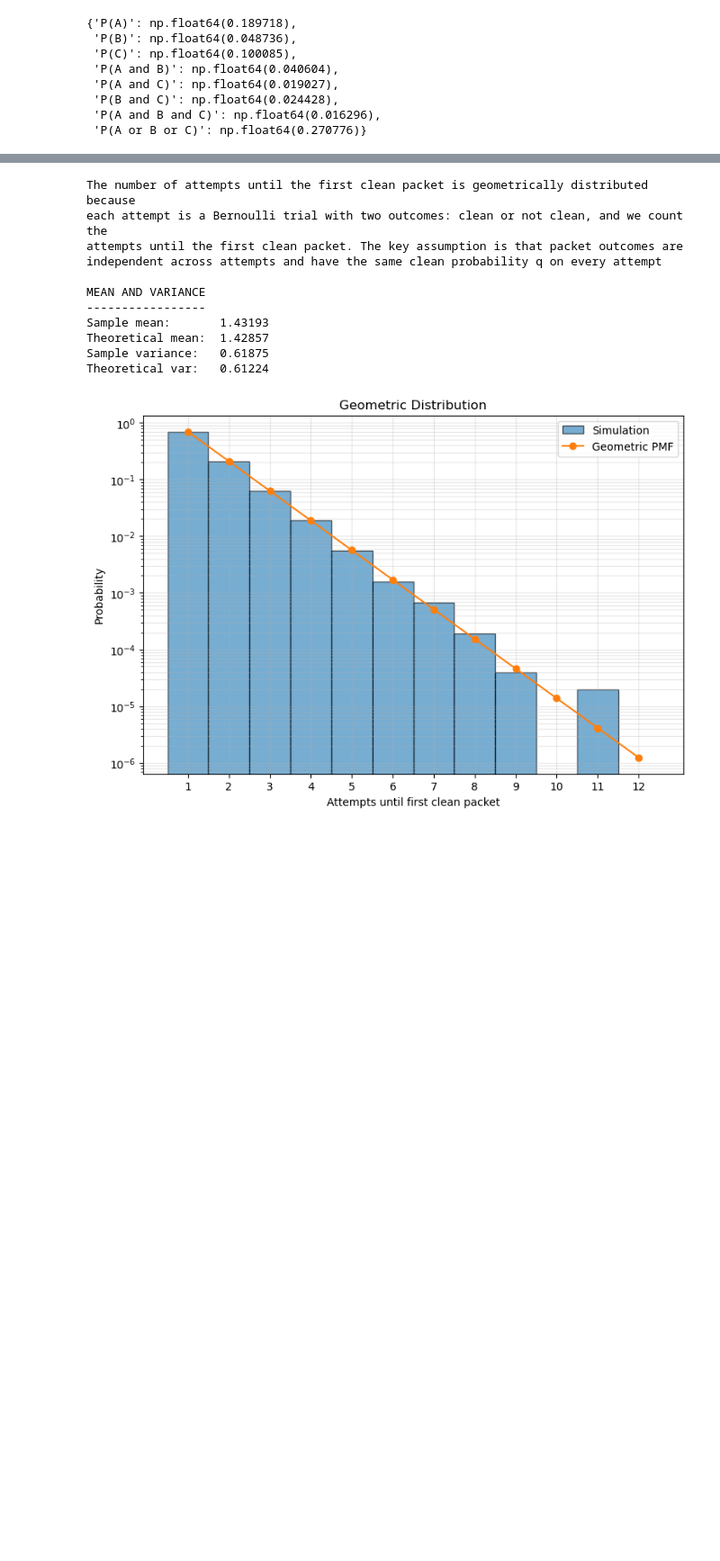
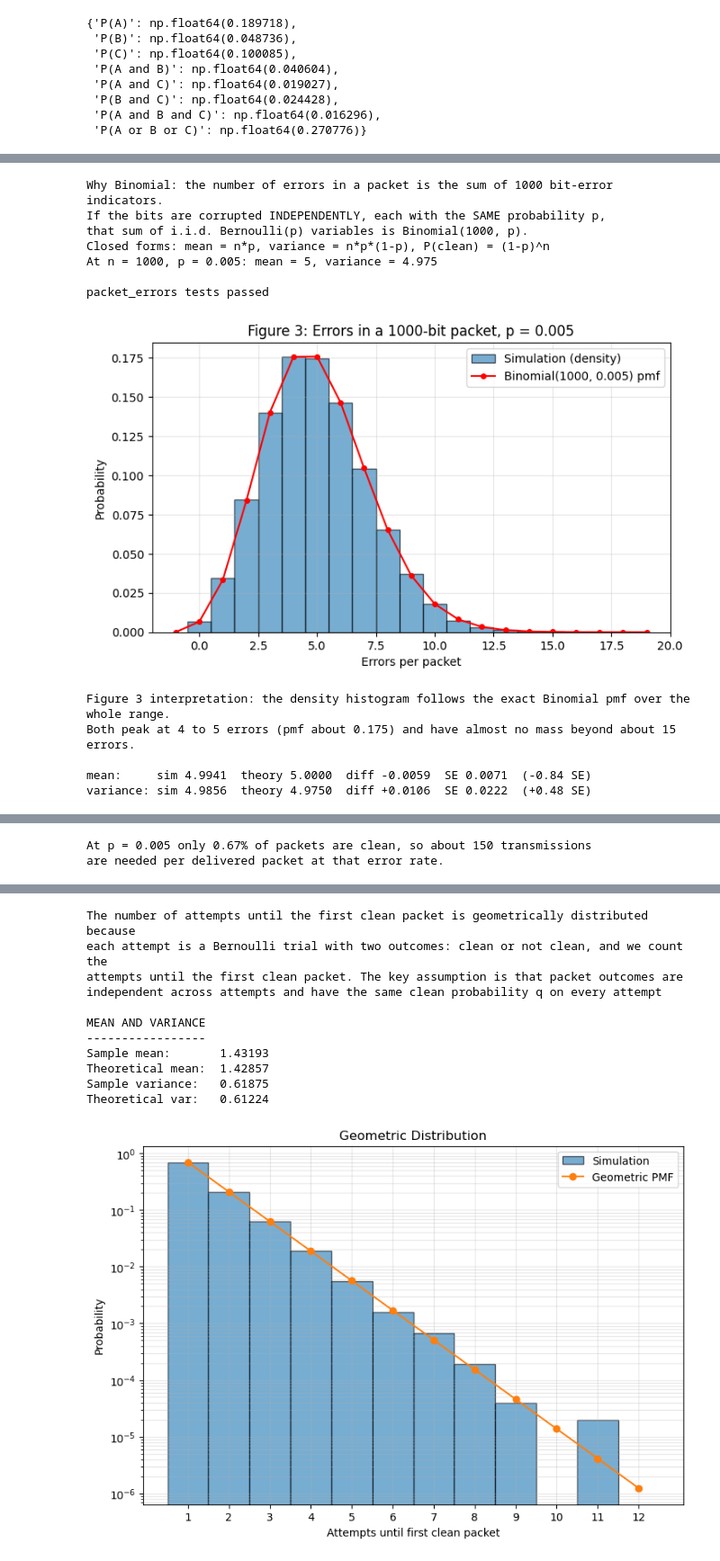
Before and after one commit to andrewechang/ece3715, a Jupyter notebook: mp1/mp1.ipynb, the cells around one changed output, grey strips where cells are left out. Shown at 90% size. Saved outputs shown, nothing was run; the diff lists cells and outputs as text; code cells hidden in the pictures; blank space fills up the shorter version.

```diff
--- a/mp1/mp1.ipynb
+++ b/mp1/mp1.ipynb
@@ -4,14 +4,18 @@
 import numpy as np
 import pandas as pd
 import matplotlib.pyplot as plt
+from scipy.stats import binom, poisson
 
-from mp1lib import bsc
-
+from mp1lib import bsc, packet_errors, tv_distance
 
 #Seed Generator
 SEED = 1234 #we didn't have a group number so we are using 1234 as the seed
 rng = np.random.default_rng(SEED)
 rng_step = rng.spawn(1)[0]
+rng_step2 = rng.spawn(1)[0]
+rng_step3 = rng.spawn(1)[0]
+rng_step4 = rng.spawn(1)[0]
+rng_step5 = rng.spawn(1)[0]
 # %%
 #STEP 1 - THE SAMPLE SPACE AND THE AXIOMS
 
@@ -316,0 +321,70 @@ P(E1 and E2 and E3) = 0.250611
+# %%
+#STEP 4 - BERNOULLI TRIALS AND THE BINOMIAL
+
+print("Why Binomial: the number of errors in a packet is the sum of 1000 bit-error indicators.")
+print("If the bits are corrupted INDEPENDENTLY, each with the SAME probability p,")
+print("that sum of i.i.d. Bernoulli(p) variables is Binomial(1000, p).")
+print("Closed forms: mean = n*p, variance = n*p*(1-p), P(clean) = (1-p)^n")
+print("At n = 1000, p = 0.005: mean = 5, variance = 4.975\n")
+
+#hand-checkable test of packet_errors: p = 0 gives no errors, p = 1 gives every bit in error
+assert (packet_errors(4, 10, 0.0, rng_step4) == 0).all()
+assert (packet_errors(4, 10, 1.0, rng_step4) == 10).all()
+print("packet_errors tests passed\n")
+
+n4, p4, N4 = 1000, 0.005, 10**5 #1000-bit packets, p = 0.005, 100,000 packets
+x4 = packet_errors(N4, n4, p4, rng_step4) #number of errors in each packet
+
+#Figure 3: density histogram with the exact Binomial pmf overlaid
+k4 = np.arange(x4.min() - 1, x4.max() + 2)
+plt.figure(figsize=(8, 4.5))
+plt.hist(x4, bins=np.arange(x4.min() - 0.5, x4.max() + 1.5, 1), density=True,
+         alpha=0.6, edgecolor="k", label="Simulation (density)")
+plt.plot(k4, binom.pmf(k4, n4, p4), "ro-", ms=4, label="Binomial(1000, 0.005) pmf")
+plt.xlabel("Errors per packet")
+plt.ylabel("Probability")
+plt.title("Figure 3: Errors in a 1000-bit packet, p = 0.005")
+plt.grid(alpha=0.3)
+plt.legend()
+plt.show()
+
+print("Figure 3 interpretation: the density histogram follows the exact Binomial pmf over the whole range.")
+print("Both peak at 4 to 5 errors (pmf about 0.175) and have almost no mass beyond about 15 errors.\n")
+
+#sample mean and variance vs closed forms
+mean_s, var_s = x4.mean(), x4.var(ddof=1)
+mean_t, var_t = n4 * p4, n4 * p4 * (1 - p4)
+se_mean = np.sqrt(var_t / N4)
+se_var = var_t * np.sqrt(2 / (N4 - 1)) #normal-theory approximation
+
+print(f"mean:     sim {mean_s:.4f}  theory {mean_t:.4f}  diff {mean_s - mean_t:+.4f}  SE {se_mean:.4f}  ({(mean_s - mean_t) / se_mean:+.2f} SE)")
+print(f"variance: sim {var_s:.4f}  theory {var_t:.4f}  diff {var_s - var_t:+.4f}  SE {se_var:.4f}  ({(var_s - var_t) / se_var:+.2f} SE)\n")
+
+#probability of a clean packet (zero errors), exact vs empirical
+rows = []
+for pp in [0.005, 0.001, 0.0001]:
+    xs = packet_errors(N4, n4, pp, rng_step4)
+    empirical_clean = np.mean(xs == 0)
+    exact_clean = (1 - pp) ** n4 #same as binom.pmf(0, n4, pp)
+    se = np.sqrt(exact_clean * (1 - exact_clean) / N4)
+    rows.append([pp, exact_clean, empirical_clean, empirical_clean - exact_clean, se, (empirical_clean - exact_clean) / se])
+
+step4_table = pd.DataFrame(rows, columns=["p", "Exact (1-p)^1000", "Empirical", "Diff", "Std error", "Diff / SE"])
+display(step4_table)
+
+print(f"At p = 0.005 only {(1 - 0.005) ** n4:.2%} of packets are clean, so about {1 / (1 - 0.005) ** n4:.0f} transmissions")
+print("are needed per delivered packet at that error rate.")
+# %% [output]
+Why Binomial: the number of errors in a packet is the sum of 1000 bit-error indicators.
+If the bits are corrupted INDEPENDENTLY, each with the SAME probability p,
+that sum of i.i.d. Bernoulli(p) variables is Binomial(1000, p).
+Closed forms: mean = n*p, variance = n*p*(1-p), P(clean) = (1-p)^n
+At n = 1000, p = 0.005: mean = 5, variance = 4.975
+
+packet_errors tests passed
+[figure, added]
+Figure 3 interpretation: the density histogram follows the exact Binomial pmf over the whole range.
+Both peak at 4 to 5 errors (pmf about 0.175) and have almost no mass beyond about 15 errors.
+
+mean:     sim 4.9941  theory 5.0000  diff -0.0059  SE 0.0071  (-0.84 SE)
+variance: sim 4.9856  theory 4.9750  diff +0.0106  SE 0.0222  (+0.48 SE)
@@ -316,0 +395,2 @@ P(E1 and E2 and E3) = 0.250611
+At p = 0.005 only 0.67% of packets are clean, so about 150 transmissions
+are needed per delivered packet at that error rate.
```
Also changed, not shown: parts of 4 cells of this notebook, 1 other file.
